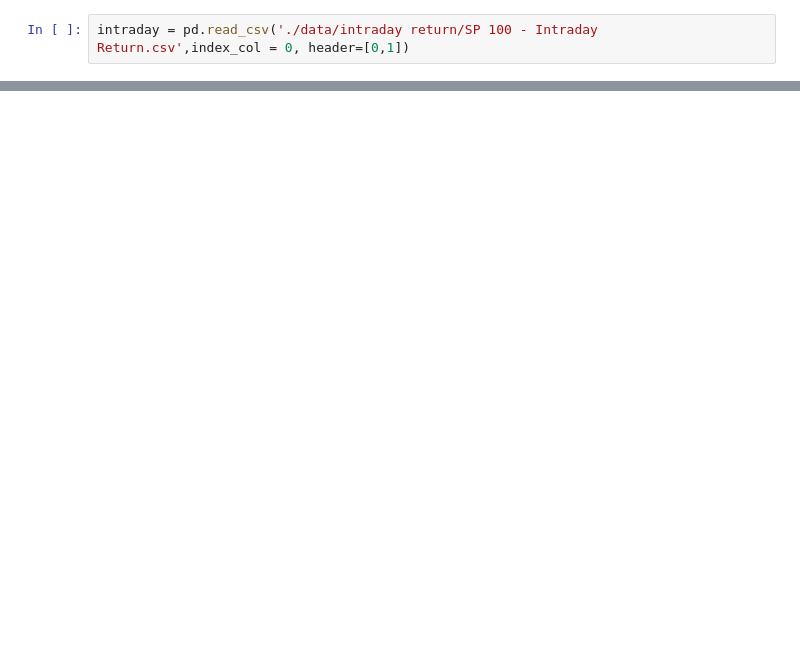
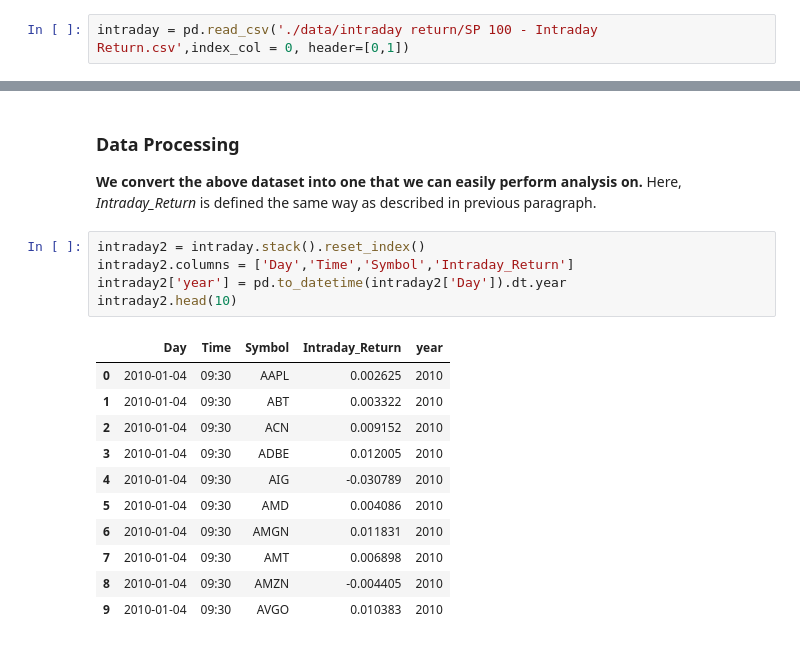
Before and after one commit to shaoyuliu98/Quantitative-Research, a Jupyter notebook: Intraday Return Analysis.ipynb, the cells around one changed output, grey strips where cells are left out. Saved outputs shown, nothing was run; the diff lists cells and outputs as text; blank space fills up the shorter version.

```diff
--- a/Intraday Return Analysis.ipynb
+++ b/Intraday Return Analysis.ipynb
@@ -337,0 +69,20 @@ for i in ['09:30', '09:45', '10:00', '10:15', '10:30', '10:45', '11:00', '11:15'
+# %% [markdown]
+### Data Processing
+**We convert the above dataset into one that we can easily perform analysis on.** Here, *Intraday_Return* is defined the same way as described in previous paragraph.
+# %%
+intraday2 = intraday.stack().reset_index()
+intraday2.columns = ['Day','Time','Symbol','Intraday_Return']
+intraday2['year'] = pd.to_datetime(intraday2['Day']).dt.year
+intraday2.head(10)
+# %% [output]
+|  | Day | Time | Symbol | Intraday_Return | year |
+| 0 | 2010-01-04 | 09:30 | AAPL | 0.002625 | 2010 |
+| 1 | 2010-01-04 | 09:30 | ABT | 0.003322 | 2010 |
+| 2 | 2010-01-04 | 09:30 | ACN | 0.009152 | 2010 |
+| 3 | 2010-01-04 | 09:30 | ADBE | 0.012005 | 2010 |
+| 4 | 2010-01-04 | 09:30 | AIG | -0.030789 | 2010 |
+| 5 | 2010-01-04 | 09:30 | AMD | 0.004086 | 2010 |
+| 6 | 2010-01-04 | 09:30 | AMGN | 0.011831 | 2010 |
+| 7 | 2010-01-04 | 09:30 | AMT | 0.006898 | 2010 |
+| 8 | 2010-01-04 | 09:30 | AMZN | -0.004405 | 2010 |
+| 9 | 2010-01-04 | 09:30 | AVGO | 0.010383 | 2010 |
```
Also changed, not shown: parts of 48 cells of this notebook.
